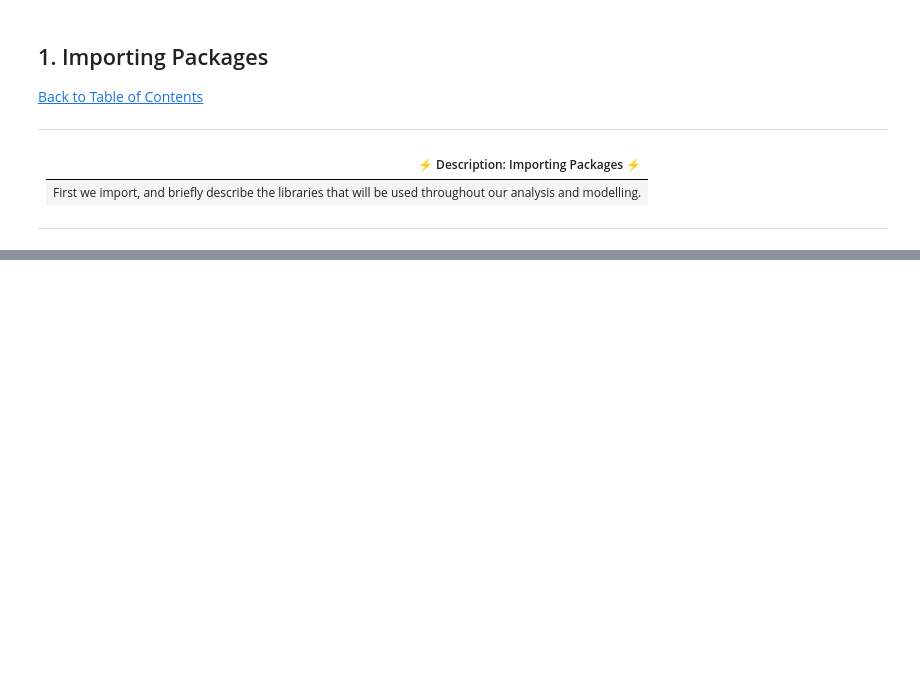
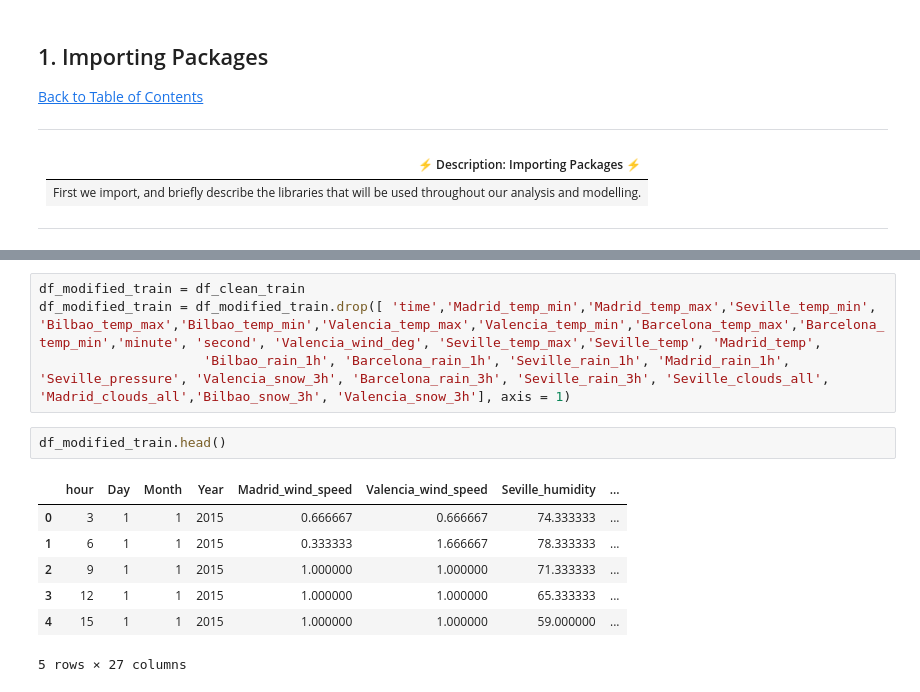
Before and after one commit to YinkaOlusola/Energy_Demand_Shortfall_Prediction-Advanced_Regression, a Jupyter notebook: project_notebook.ipynb, the cells around one changed output, grey strips where cells are left out. Saved outputs shown, nothing was run; the diff lists cells and outputs as text; blank space fills up the shorter version.

```diff
--- a/project_notebook.ipynb
+++ b/project_notebook.ipynb
@@ -96,0 +525,14 @@ Our team of data scientists have been tasked with creating a model that would he
+# %%
+df_modified_train = df_clean_train
+df_modified_train = df_modified_train.drop([ 'time','Madrid_temp_min','Madrid_temp_max','Seville_temp_min', 'Bilbao_temp_max','Bilbao_temp_min','Valencia_temp_max','Valencia_temp_min','Barcelona_temp_max','Barcelona_temp_min','minute', 'second', 'Valencia_wind_deg', 'Seville_temp_max','Seville_temp', 'Madrid_temp',
+                     'Bilbao_rain_1h', 'Barcelona_rain_1h', 'Seville_rain_1h', 'Madrid_rain_1h', 'Seville_pressure', 'Valencia_snow_3h', 'Barcelona_rain_3h', 'Seville_rain_3h', 'Seville_clouds_all', 'Madrid_clouds_all','Bilbao_snow_3h', 'Valencia_snow_3h'], axis = 1)
+# %%
+df_modified_train.head()
+# %% [output]
+|  | hour | Day | Month | Year | Madrid_wind_speed | Valencia_wind_speed | Seville_humidity | ... |
+| 0 | 3 | 1 | 1 | 2015 | 0.666667 | 0.666667 | 74.333333 | ... |
+| 1 | 6 | 1 | 1 | 2015 | 0.333333 | 1.666667 | 78.333333 | ... |
+| 2 | 9 | 1 | 1 | 2015 | 1.000000 | 1.000000 | 71.333333 | ... |
+| 3 | 12 | 1 | 1 | 2015 | 1.000000 | 1.000000 | 65.333333 | ... |
+| 4 | 15 | 1 | 1 | 2015 | 1.000000 | 1.000000 | 59.000000 | ... |
+5 rows × 27 columns
```
Also changed, not shown: parts of 84 cells of this notebook, 1 other file.
